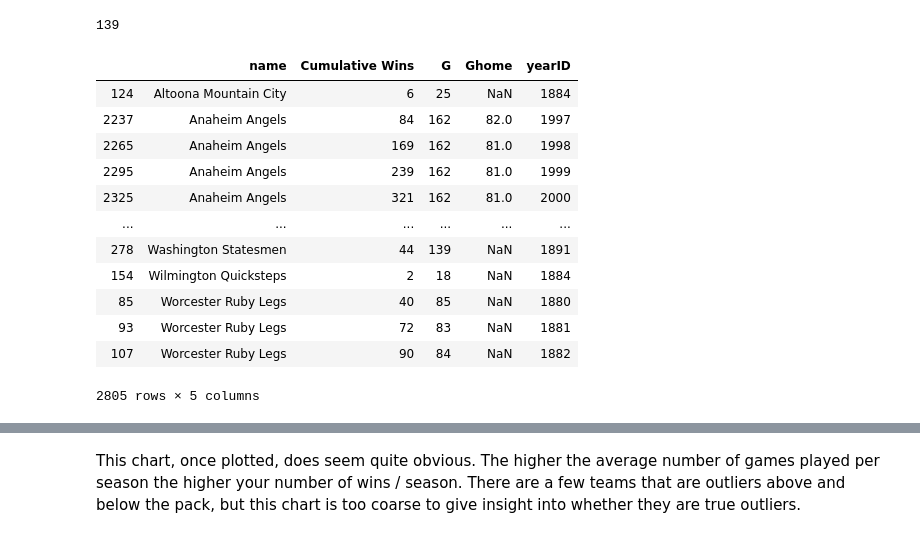
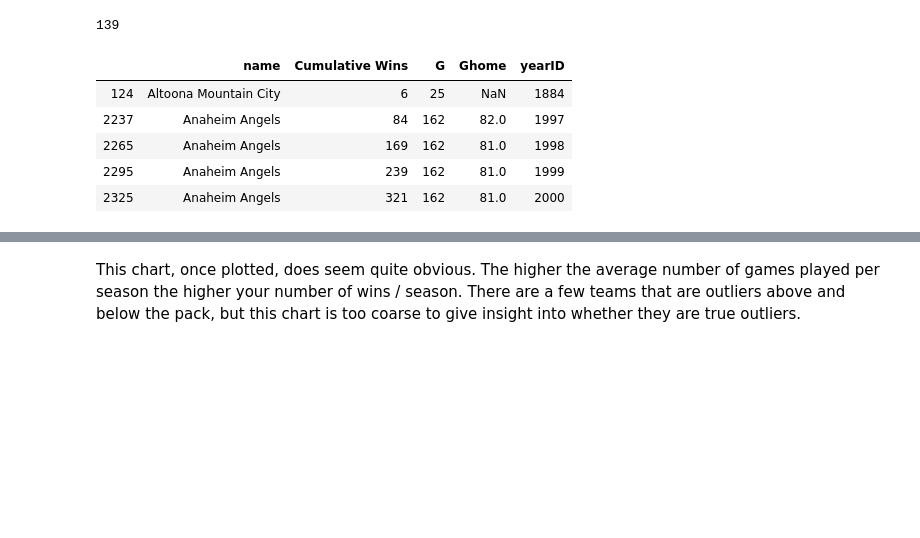
Before and after one commit to mgood13/data_analytics_project1, a Jupyter notebook: Teams_Analysis.ipynb, the cells around one changed output, grey strips where cells are left out. Saved outputs shown, nothing was run; the diff lists cells and outputs as text; code cells hidden in the pictures; blank space fills up the shorter version.

```diff
--- a/Teams_Analysis.ipynb
+++ b/Teams_Analysis.ipynb
@@ -38,28 +37,21 @@ len(teams_df['name'].unique())
 # %%
 # Create a cumulative sum of the wins of each team and place it in a column
 teams_df['Cumulative Wins'] = teams_df.groupby(['name'])['W'].cumsum()
 
 # Create a smaller dataframe with just the data that we want to use
 small_df = teams_df[['name','Cumulative Wins','G','Ghome','yearID']]
 teamnames = small_df['name'].unique()
 
 # Sort and visualize the dataframe
 small_df = small_df.sort_values(['name','yearID'])
-small_df
+small_df.head()
 # %% [output]
 |  | name | Cumulative Wins | G | Ghome | yearID |
 | 124 | Altoona Mountain City | 6 | 25 | NaN | 1884 |
 | 2237 | Anaheim Angels | 84 | 162 | 82.0 | 1997 |
 | 2265 | Anaheim Angels | 169 | 162 | 81.0 | 1998 |
 | 2295 | Anaheim Angels | 239 | 162 | 81.0 | 1999 |
 | 2325 | Anaheim Angels | 321 | 162 | 81.0 | 2000 |
-| ... | ... | ... | ... | ... | ... |
-| 278 | Washington Statesmen | 44 | 139 | NaN | 1891 |
-| 154 | Wilmington Quicksteps | 2 | 18 | NaN | 1884 |
-| 85 | Worcester Ruby Legs | 40 | 85 | NaN | 1880 |
-| 93 | Worcester Ruby Legs | 72 | 83 | NaN | 1881 |
-| 107 | Worcester Ruby Legs | 90 | 84 | NaN | 1882 |
-2805 rows × 5 columns
 # %%
 # In this cell we loop through each team and plot their cumulative wins over the number of seasons they've played
 count = 0
```
Also changed, not shown: parts of 13 cells of this notebook, 1 other file.
